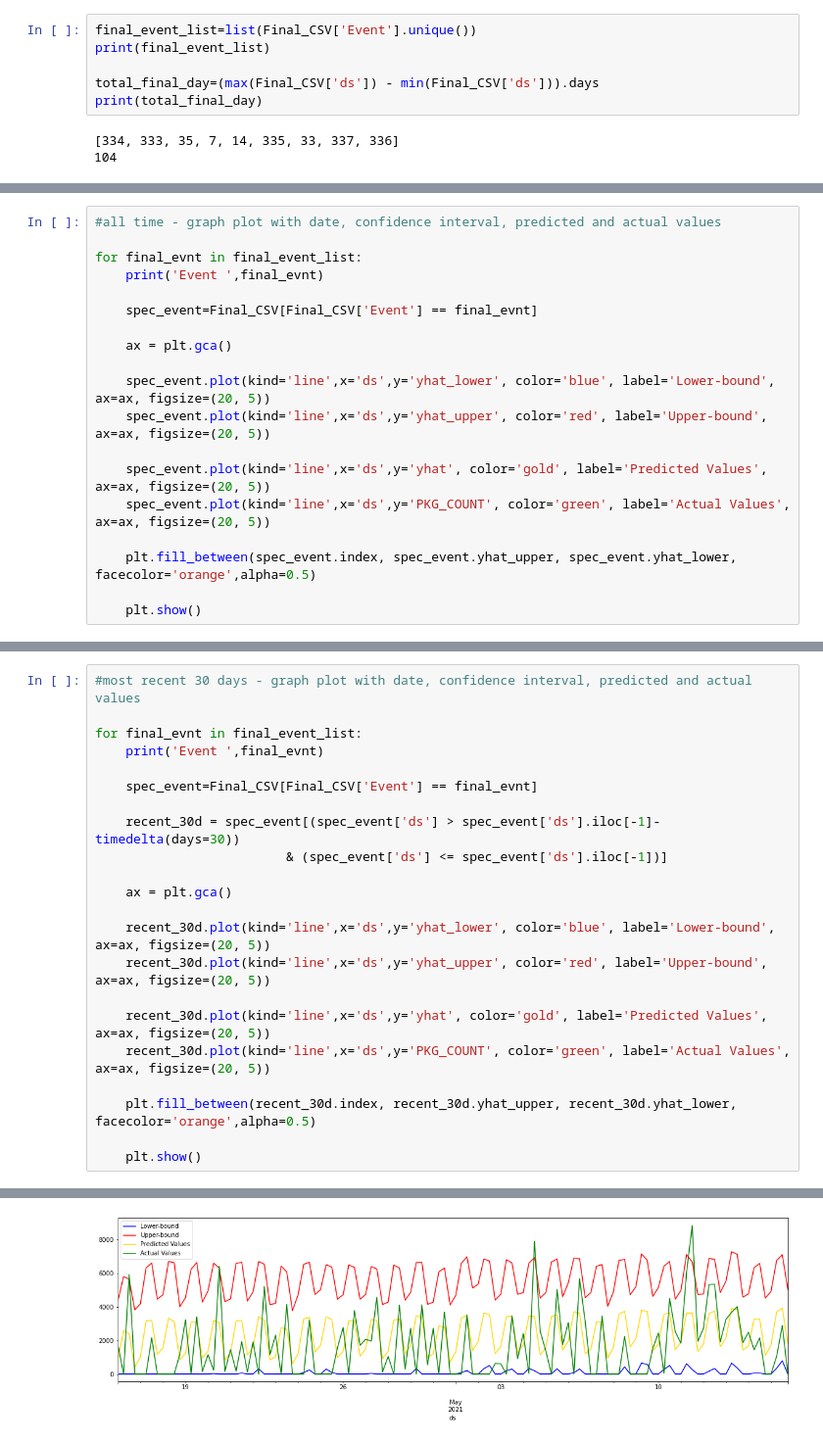
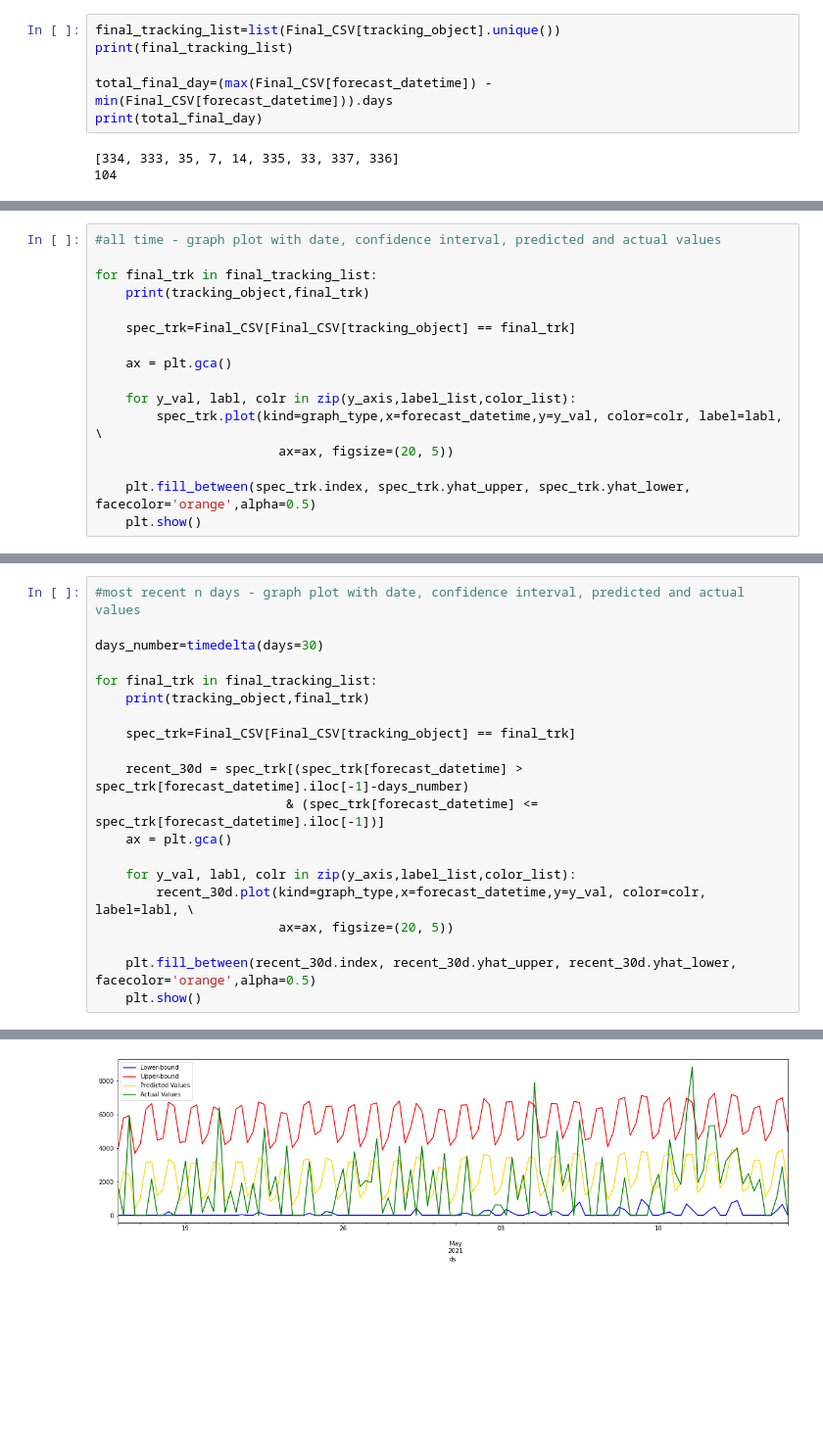
Before and after one commit to minhdang10/anomalies_detection, a Jupyter notebook: Anomalies_Detection_Uni.ipynb, the cells around one changed output, grey strips where cells are left out. Shown at 98% size. Cells and saved outputs as stored; diff of their text form; blank space fills up the shorter version.

```diff
--- a/Anomalies_Detection_Uni.ipynb
+++ b/Anomalies_Detection_Uni.ipynb
@@ -221,9 +251,9 @@ Final_CSV['PKG_COUNT']=Final_CSV['PKG_COUNT'].fillna(0)
 Final_CSV.to_csv('IND3_Anomaly_Output_7Day.csv')
 # %%
-final_event_list=list(Final_CSV['Event'].unique())
-print(final_event_list)
+final_tracking_list=list(Final_CSV[tracking_object].unique())
+print(final_tracking_list)
 
-total_final_day=(max(Final_CSV['ds']) - min(Final_CSV['ds'])).days
+total_final_day=(max(Final_CSV[forecast_datetime]) - min(Final_CSV[forecast_datetime])).days
 print(total_final_day)
 # %% [output]
 [334, 333, 35, 7, 14, 335, 33, 337, 336]
@@ -252,20 +298,17 @@ Final_CSV.tail()
 # %%
 #all time - graph plot with date, confidence interval, predicted and actual values
 
-for final_evnt in final_event_list:
-    print('Event ',final_evnt)
+for final_trk in final_tracking_list:
+    print(tracking_object,final_trk)
 
-    spec_event=Final_CSV[Final_CSV['Event'] == final_evnt]
+    spec_trk=Final_CSV[Final_CSV[tracking_object] == final_trk]
 
     ax = plt.gca()
 
-    spec_event.plot(kind='line',x='ds',y='yhat_lower', color='blue', label='Lower-bound', ax=ax, figsize=(20, 5))
-    spec_event.plot(kind='line',x='ds',y='yhat_upper', color='red', label='Upper-bound', ax=ax, figsize=(20, 5))
+    for y_val, labl, colr in zip(y_axis,label_list,color_list):
+        spec_trk.plot(kind=graph_type,x=forecast_datetime,y=y_val, color=colr, label=labl, \
+                        ax=ax, figsize=(20, 5))
 
-    spec_event.plot(kind='line',x='ds',y='yhat', color='gold', label='Predicted Values', ax=ax, figsize=(20, 5))
-    spec_event.plot(kind='line',x='ds',y='PKG_COUNT', color='green', label='Actual Values', ax=ax, figsize=(20, 5))
-
-    plt.fill_between(spec_event.index, spec_event.yhat_upper, spec_event.yhat_lower, facecolor='orange',alpha=0.5)
-
+    plt.fill_between(spec_trk.index, spec_trk.yhat_upper, spec_trk.yhat_lower, facecolor='orange',alpha=0.5)
     plt.show()
 # %% [output]
@@ -283,25 +326,23 @@ Event  335
 [figure]
 ... (6 outputs left out)
 # %%
-#most recent 30 days - graph plot with date, confidence interval, predicted and actual values
+#most recent n days - graph plot with date, confidence interval, predicted and actual values
 
-for final_evnt in final_event_list:
-    print('Event ',final_evnt)
+days_number=timedelta(days=30)
 
-    spec_event=Final_CSV[Final_CSV['Event'] == final_evnt]
+for final_trk in final_tracking_list:
+    print(tracking_object,final_trk)
 
-    recent_30d = spec_event[(spec_event['ds'] > spec_event['ds'].iloc[-1]-timedelta(days=30))
-                         & (spec_event['ds'] <= spec_event['ds'].iloc[-1])]
+    spec_trk=Final_CSV[Final_CSV[tracking_object] == final_trk]
 
+    recent_30d = spec_trk[(spec_trk[forecast_datetime] > spec_trk[forecast_datetime].iloc[-1]-days_number)
+                         & (spec_trk[forecast_datetime] <= spec_trk[forecast_datetime].iloc[-1])]
     ax = plt.gca()
 
-    recent_30d.plot(kind='line',x='ds',y='yhat_lower', color='blue', label='Lower-bound', ax=ax, figsize=(20, 5))
-    recent_30d.plot(kind='line',x='ds',y='yhat_upper', color='red', label='Upper-bound', ax=ax, figsize=(20, 5))
-
-    recent_30d.plot(kind='line',x='ds',y='yhat', color='gold', label='Predicted Values', ax=ax, figsize=(20, 5))
-    recent_30d.plot(kind='line',x='ds',y='PKG_COUNT', color='green', label='Actual Values', ax=ax, figsize=(20, 5))
+    for y_val, labl, colr in zip(y_axis,label_list,color_list):
+        recent_30d.plot(kind=graph_type,x=forecast_datetime,y=y_val, color=colr, label=labl, \
+                        ax=ax, figsize=(20, 5))
 
     plt.fill_between(recent_30d.index, recent_30d.yhat_upper, recent_30d.yhat_lower, facecolor='orange',alpha=0.5)
-
     plt.show()
 # %% [output]
@@ -311 +352 @@ Event  333
-[figure, old version]
+[figure, new version]
```
Also changed, not shown: parts of 17 cells of this notebook.
